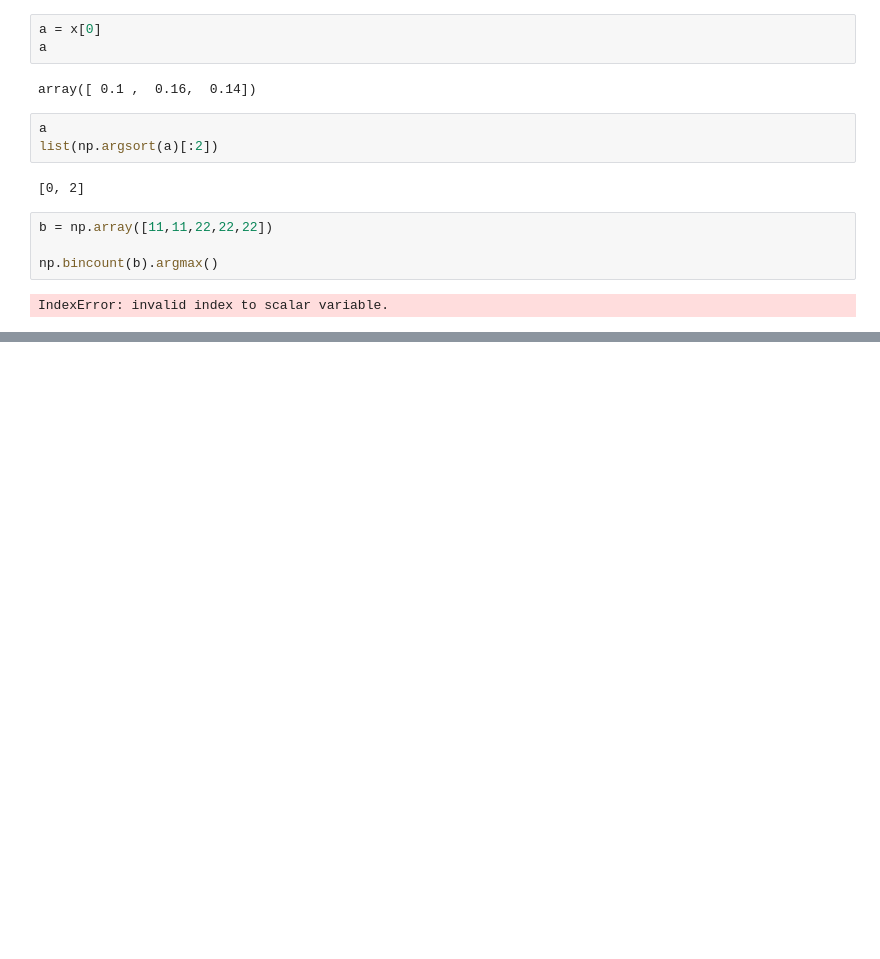
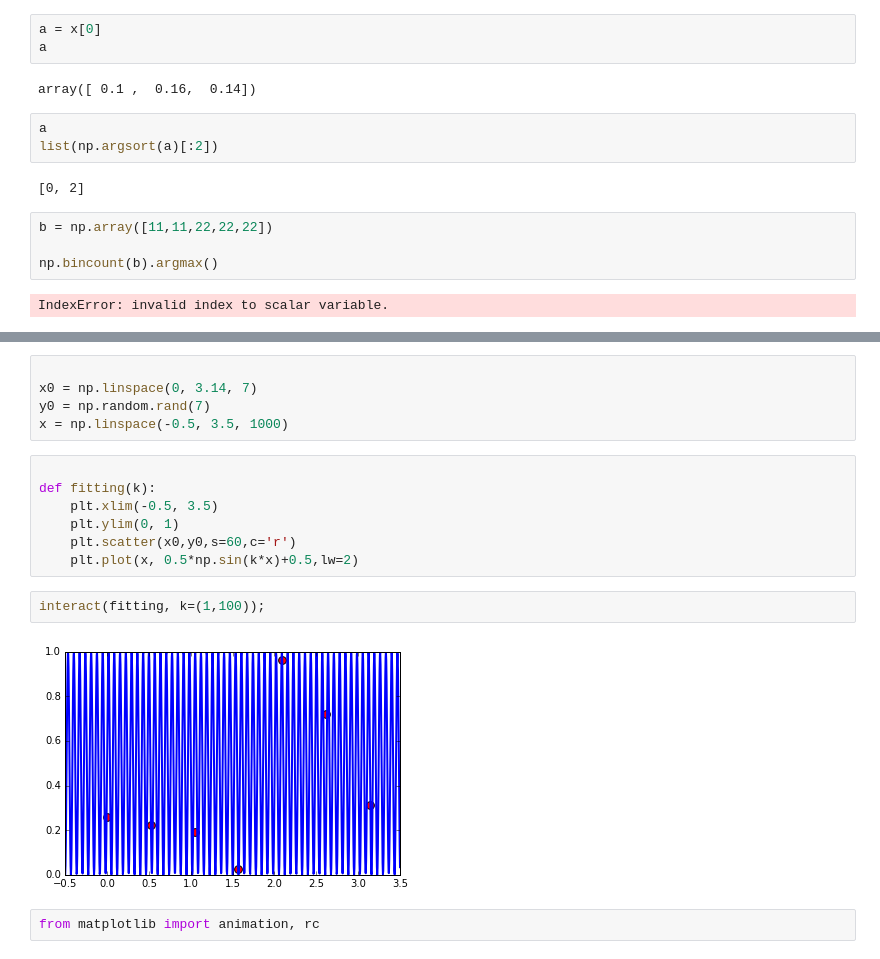
Before and after one commit to probe301/kaggle, a Jupyter notebook: CS231n_assignment1/playground.ipynb, the cells around one changed output, grey strips where cells are left out. Cells and saved outputs as stored; diff of their text form; blank space fills up the shorter version.

```diff
--- a/CS231n_assignment1/playground.ipynb
+++ b/CS231n_assignment1/playground.ipynb
@@ -207,0 +225,18 @@ IndexError: invalid index to scalar variable.
+# %%
+
+x0 = np.linspace(0, 3.14, 7)
+y0 = np.random.rand(7)
+x = np.linspace(-0.5, 3.5, 1000)
+# %%
+
+def fitting(k):
+    plt.xlim(-0.5, 3.5)
+    plt.ylim(0, 1)
+    plt.scatter(x0,y0,s=60,c='r')
+    plt.plot(x, 0.5*np.sin(k*x)+0.5,lw=2)
+# %%
+interact(fitting, k=(1,100));
+# %% [output]
+[figure, added]
+# %%
+from matplotlib import animation, rc
```
Also changed, not shown: parts of 8 cells of this notebook, 3 other files.
